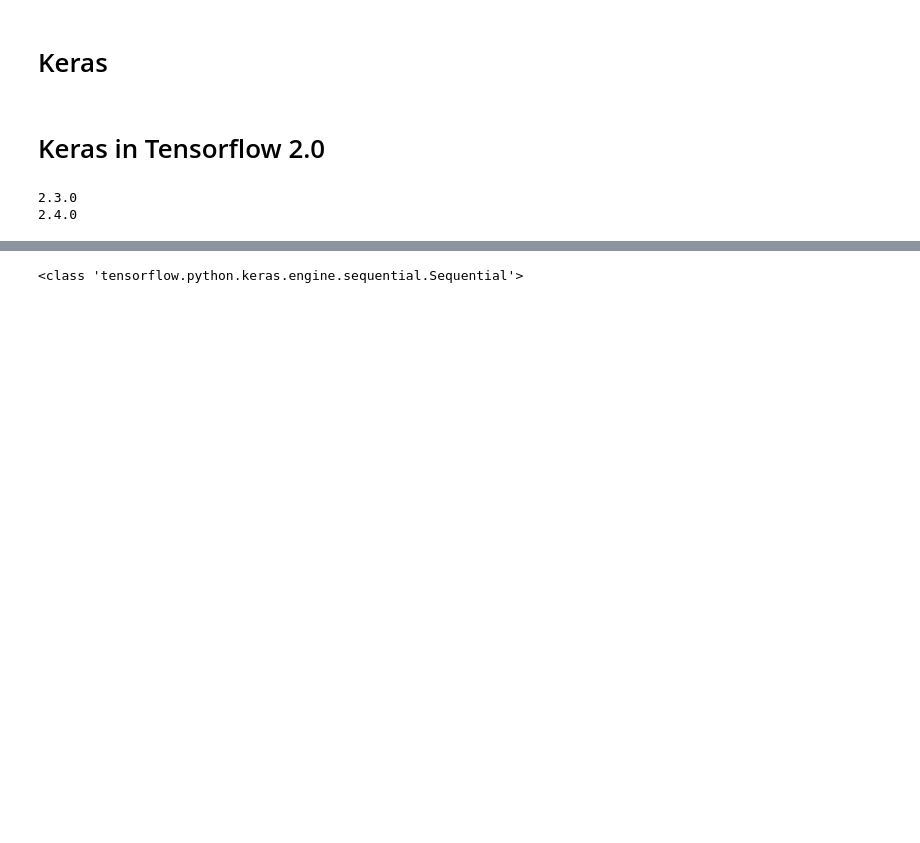
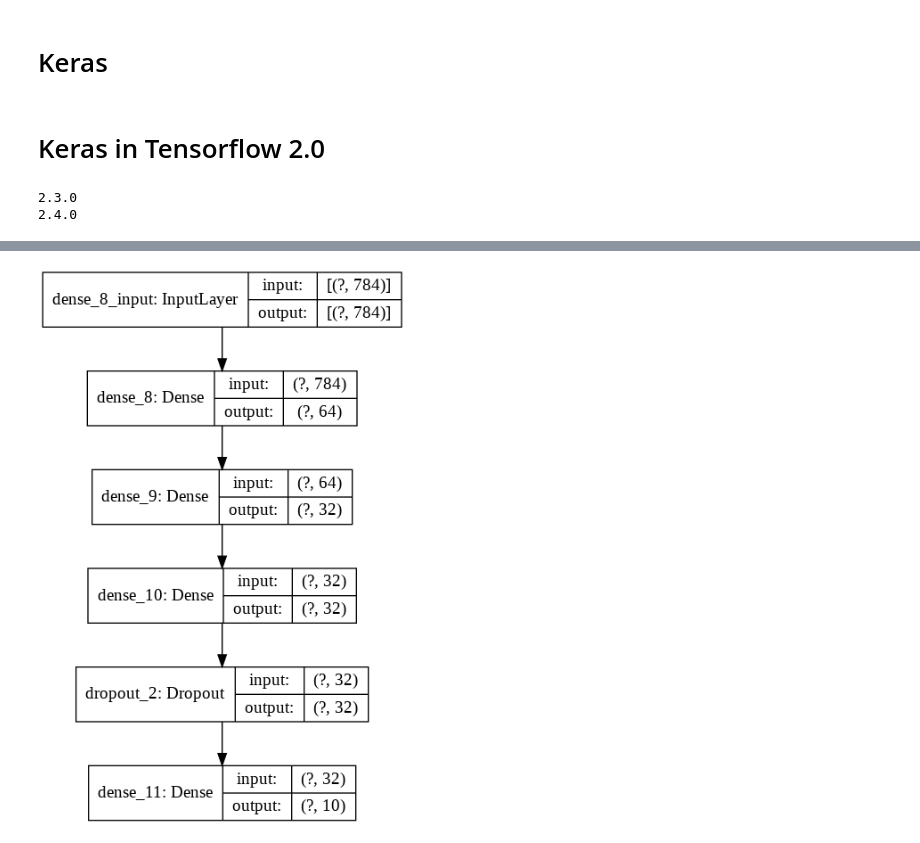
Before and after one commit to tingjhenjiang/python_ML_ntu_spring2019, a Jupyter notebook: wk07_mnist_practice_basicNN.ipynb, the cells around one changed output, grey strips where cells are left out. Saved outputs shown, nothing was run; the diff lists cells and outputs as text; code cells hidden in the pictures; blank space fills up the shorter version.

```diff
--- a/wk07_mnist_practice_basicNN.ipynb
+++ b/wk07_mnist_practice_basicNN.ipynb
@@ -99,16 +113,20 @@ float64
 # %%
 model = tf.keras.Sequential()
 model.add(layers.Dense(64,activation='relu',input_shape=(784,)))
 model.add(layers.Dense(32,activation='relu',kernel_initializer=tf.keras.initializers.glorot_normal))
-model.add(layers.Dense(32,activation='relu',kernel_regularizer=tf.keras.regularizers.l2(0.01)))
+model.add(layers.Dense(32,activation='relu',kernel_initializer=tf.keras.initializers.glorot_normal))
+model.add(layers.Dropout(.2))
 model.add(layers.Dense(10,activation='softmax'))
 model.compile(optimizer=tf.keras.optimizers.Adam(0.001),
-              loss='sparse_categorical_crossentropy',
+              loss='CategoricalCrossentropy', #沒有to_categorical時可以用sparse_categorical_crossentropy
               metrics=['accuracy'],
               )
-print(type(model))
+tf.keras.utils.plot_model(
+    model, show_shapes=True, show_layer_names=True,
+    rankdir='TB', expand_nested=False, dpi=96
+)
 # %% [output]
-<class 'tensorflow.python.keras.engine.sequential.Sequential'>
+[figure, added]
 # %%
 history = model.fit(x_train, y_train, batch_size=256, epochs=100, validation_split=0.3, verbose=0, validation_data=(x_val, y_val))
 # %%
```
Also changed, not shown: parts of 4 cells of this notebook.
